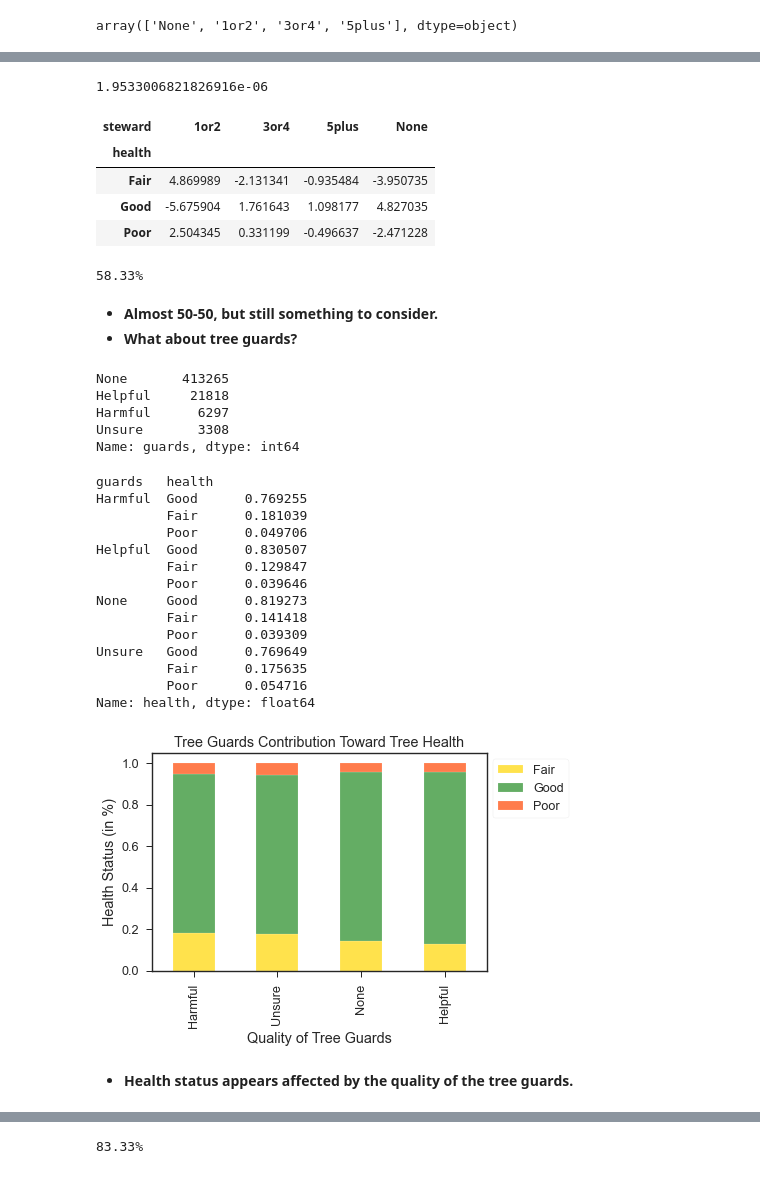
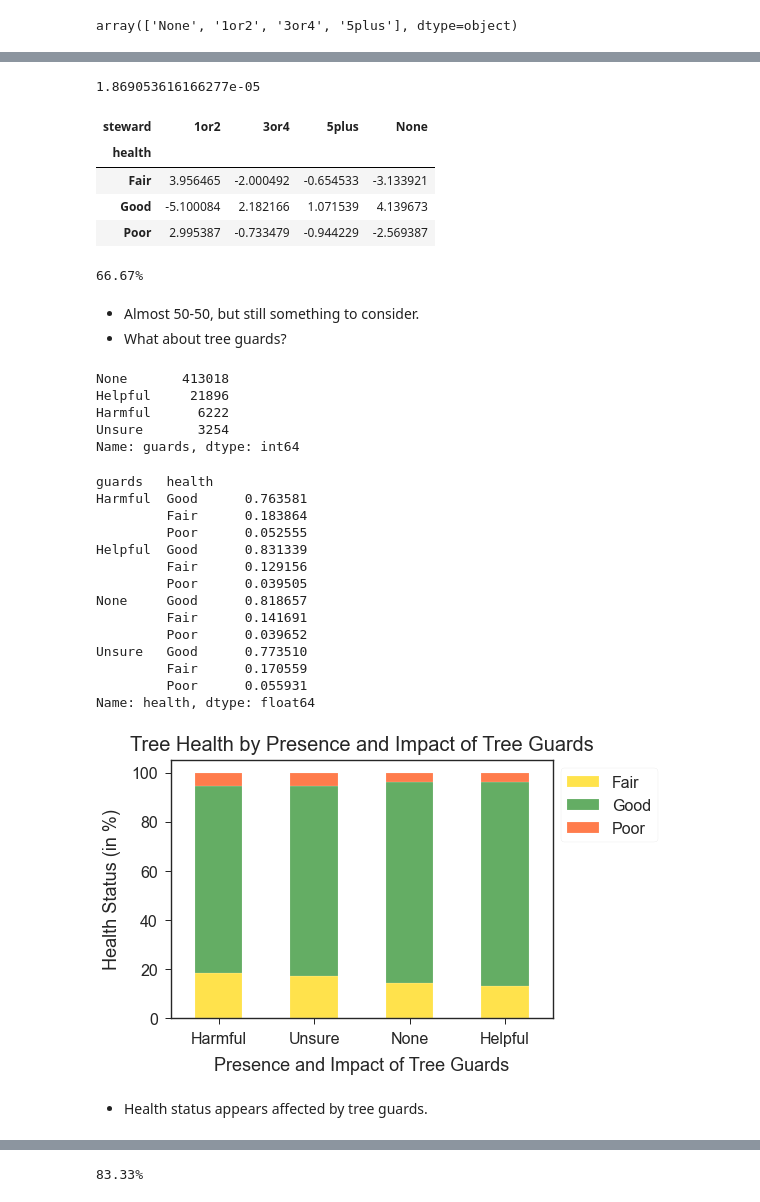
Before and after one commit to p-szymo/nyc_trees, a Jupyter notebook: eda_modeling_evaluation.ipynb, the cells around one changed output, grey strips where cells are left out. Cells and saved outputs as stored; diff of their text form; code cells hidden in the pictures.

```diff
--- a/eda_modeling_evaluation.ipynb
+++ b/eda_modeling_evaluation.ipynb
@@ -936,15 +1098,6 @@ closest_trees.boxplot('distance', 'health', showfliers=False)
 # %%
 # I need to merge on 'tree_id', so I won't set that as the index column yet
-trees = pd.read_csv('data/nyc_trees_2015_pre_dummies.csv')
+trees = pd.read_csv('data/nyc_trees_2015_pre_dummies.csv', index_col=0)
-# %%
-# merge 'distance' column from geodataframe
-trees = pd.merge(trees, closest_trees[['tree_id', 'distance']], on=['tree_id'], how='inner')
-
-# now we can set the index back to 'tree_id'
-trees.set_index(['tree_id'], inplace=True)
-
-# normalize the new values
-rein_extremes(trees, ['distance'])
 # %%
 trees.columns
 # %% [output]
@@ -1155,7 +1314,7 @@ stat, p, dof, expected = stats.chi2_contingency(df_steward_health)
 # p-value shows significance
 p
 # %% [output]
-1.9533006821826916e-06
+1.869053616166277e-05
 # %%
 # create a table of standardized residuals; anything over +/-1.96 shows significance
 table = sm.stats.Table(df_steward_health)
@@ -1163,63 +1322,69 @@ table.standardized_resids
 # %% [output]
 | steward | 1or2 | 3or4 | 5plus | None |
 | health |  |  |  |  |
-| Fair | 4.869989 | -2.131341 | -0.935484 | -3.950735 |
-| Good | -5.675904 | 1.761643 | 1.098177 | 4.827035 |
-| Poor | 2.504345 | 0.331199 | -0.496637 | -2.471228 |
+| Fair | 3.956465 | -2.000492 | -0.654533 | -3.133921 |
+| Good | -5.100084 | 2.182166 | 1.071539 | 4.139673 |
+| Poor | 2.995387 | -0.733479 | -0.944229 | -2.569387 |
 # %%
 # percentage of significant values
 abs_table = table.standardized_resids.apply(lambda x: abs(x))
 print(f'{round((abs_table[abs_table > 1.96].count().sum() / abs_table.count().sum()) * 100, 2)}%')
 # %% [output]
-58.33%
+66.67%
 # %% [markdown]
-- **Almost 50-50, but still something to consider.**
-- **What about tree guards?**
+- Almost 50-50, but still something to consider.
+- What about tree guards?
 # %%
 # look at breakdown of tree guard quality
 trees.guards.value_counts()
 # %% [output]
-None       413265
-Helpful     21818
-Harmful      6297
-Unsure       3308
+None       413018
+Helpful     21896
+Harmful      6222
+Unsure       3254
 Name: guards, dtype: int64
 # %%
 # take a look at health values
 trees.groupby('guards').health.value_counts(normalize=True)
 # %% [output]
 guards   health
-Harmful  Good      0.769255
-         Fair      0.181039
-         Poor      0.049706
-Helpful  Good      0.830507
-         Fair      0.129847
-         Poor      0.039646
-None     Good      0.819273
-         Fair      0.141418
-         Poor      0.039309
-Unsure   Good      0.769649
-         Fair      0.175635
-         Poor      0.054716
+Harmful  Good      0.763581
+         Fair      0.183864
+         Poor      0.052555
+Helpful  Good      0.831339
+         Fair      0.129156
+         Poor      0.039505
+None     Good      0.818657
+         Fair      0.141691
+         Poor      0.039652
+Unsure   Good      0.773510
+         Fair      0.170559
+         Poor      0.055931
 Name: health, dtype: float64
 # %%
 # prepare data for stacked bar, sort by percentage of trees in good health
 guards = trees.groupby(['guards']).health.value_counts(normalize=True).unstack().sort_values('Good')
 
 # plot stacked bar graph
-p9 = guards.plot(kind='bar', stacked=True,
-                   title='Tree Guards Contribution Toward Tree Health',
+p9 = guards.plot(kind='bar', stacked=True, figsize=(8,5),
                    color=['gold', 'forestgreen', 'orangered'], alpha=0.7)
 
 # prettify the graph
-p9.set_xlabel('Quality of Tree Guards')
-p9.set_ylabel('Health Status (in %)')
-p9.legend(['Fair','Good', 'Poor'], bbox_to_anchor=(1,1))
+p9.set_title('Tree Health by Presence and Impact of Tree Guards', fontsize=20, pad=10)
+p9.set_xlabel('Presence and Impact of Tree Guards', fontsize=18, labelpad=10)
+p9.set_xticklabels(['Harmful', 'Unsure', 'None', 'Helpful'], rotation='horizontal', fontsize=16)
+p9.set_ylabel('Health Status (in %)', fontsize=18, labelpad=10)
+p9.set_yticklabels([0, 20, 40, 60, 80, 100], fontsize=16)
+p9.legend(['Fair','Good', 'Poor'], fontsize=16, bbox_to_anchor=(1,1))
+
+# prepare to save and display
+plt.tight_layout()
+plt.savefig('images/charts/tree_guards_barstack.png', bbox_inches='tight', transparent=True)
 plt.show()
 # %% [output]
-[figure, old version]
+[figure, new version]
 # %% [markdown]
-- **Health status appears affected by the quality of the tree guards.**
+- Health status appears affected by tree guards.
 # %%
 # create a frequency table
 df_guards_health = pd.crosstab(trees.health, trees.guards)
```
Also changed, not shown: parts of 192 cells of this notebook, 5 other files.
